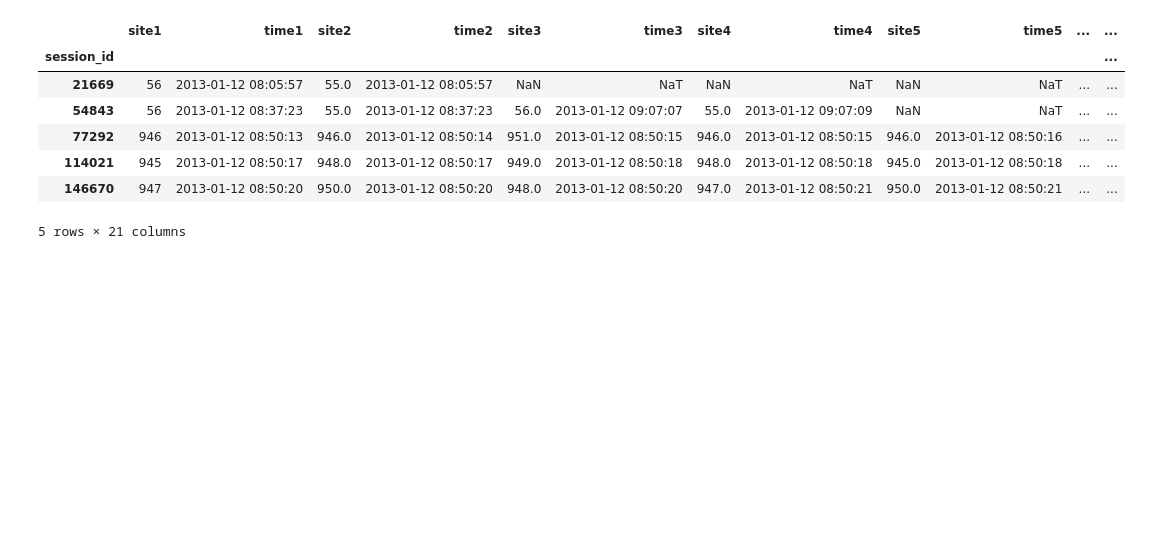
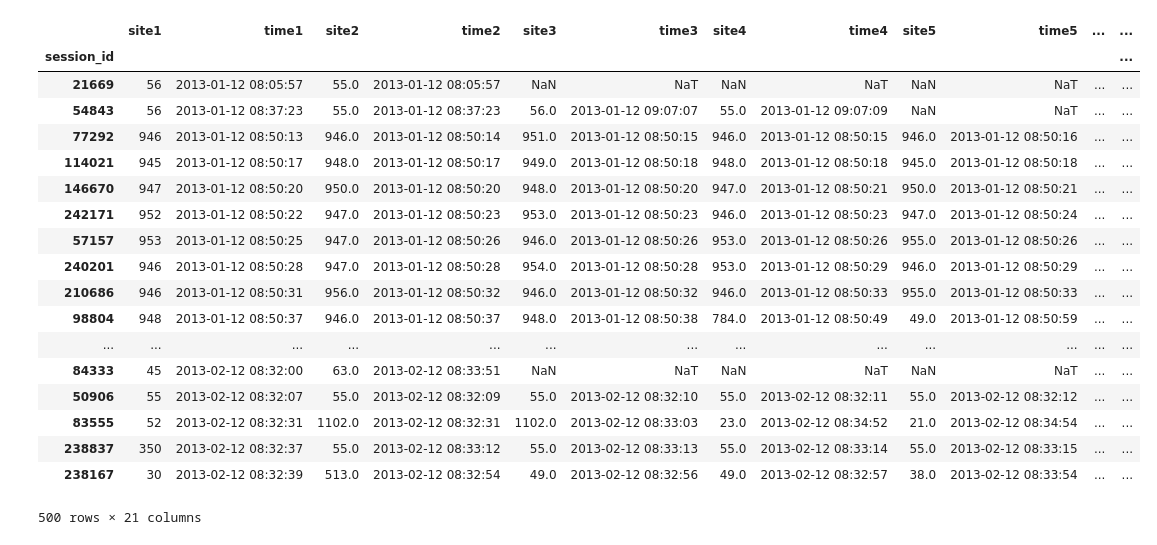
Before and after one commit to wtfleming/mlcourse.ai, a Jupyter notebook: jupyter_english/assignments_spring2019/assignment-1-part-1-submissions/data-exploration.ipynb, the cells around one changed output. Drawn from its saved outputs; the diff is of its cells as text; code cells hidden in the pictures; blank space fills up the shorter version.

```diff
--- a/jupyter_english/assignments_spring2019/assignment-1-part-1-submissions/data-exploration.ipynb
+++ b/jupyter_english/assignments_spring2019/assignment-1-part-1-submissions/data-exploration.ipynb
@@ -20,15 +20,26 @@ test_df = pd.read_csv('../../../data/test_sessions.csv',
 
 # Sort the data by time
 train_df = train_df.sort_values(by='time1')
-
-# Look at the first rows of the training set
-train_df.head()
-# %% [output]
-|  | site1 | time1 | site2 | time2 | site3 | time3 | site4 | time4 | site5 | time5 | ... | ... |
-| session_id |  |  |  |  |  |  |  |  |  |  |  | ... |
-| 21669 | 56 | 2013-01-12 08:05:57 | 55.0 | 2013-01-12 08:05:57 | NaN | NaT | NaN | NaT | NaN | NaT | ... | ... |
-| 54843 | 56 | 2013-01-12 08:37:23 | 55.0 | 2013-01-12 08:37:23 | 56.0 | 2013-01-12 09:07:07 | 55.0 | 2013-01-12 09:07:09 | NaN | NaT | ... | ... |
-| 77292 | 946 | 2013-01-12 08:50:13 | 946.0 | 2013-01-12 08:50:14 | 951.0 | 2013-01-12 08:50:15 | 946.0 | 2013-01-12 08:50:15 | 946.0 | 2013-01-12 08:50:16 | ... | ... |
-| 114021 | 945 | 2013-01-12 08:50:17 | 948.0 | 2013-01-12 08:50:17 | 949.0 | 2013-01-12 08:50:18 | 948.0 | 2013-01-12 08:50:18 | 945.0 | 2013-01-12 08:50:18 | ... | ... |
-| 146670 | 947 | 2013-01-12 08:50:20 | 950.0 | 2013-01-12 08:50:20 | 948.0 | 2013-01-12 08:50:20 | 947.0 | 2013-01-12 08:50:21 | 950.0 | 2013-01-12 08:50:21 | ... | ... |
-5 rows × 21 columns
+# %%
+# Look at the first rows of the training set
+train_df.head(500)
+# %% [output]
+|  | site1 | time1 | site2 | time2 | site3 | time3 | site4 | time4 | site5 | time5 | ... | ... |
+| session_id |  |  |  |  |  |  |  |  |  |  |  | ... |
+| 21669 | 56 | 2013-01-12 08:05:57 | 55.0 | 2013-01-12 08:05:57 | NaN | NaT | NaN | NaT | NaN | NaT | ... | ... |
+| 54843 | 56 | 2013-01-12 08:37:23 | 55.0 | 2013-01-12 08:37:23 | 56.0 | 2013-01-12 09:07:07 | 55.0 | 2013-01-12 09:07:09 | NaN | NaT | ... | ... |
+| 77292 | 946 | 2013-01-12 08:50:13 | 946.0 | 2013-01-12 08:50:14 | 951.0 | 2013-01-12 08:50:15 | 946.0 | 2013-01-12 08:50:15 | 946.0 | 2013-01-12 08:50:16 | ... | ... |
+| 114021 | 945 | 2013-01-12 08:50:17 | 948.0 | 2013-01-12 08:50:17 | 949.0 | 2013-01-12 08:50:18 | 948.0 | 2013-01-12 08:50:18 | 945.0 | 2013-01-12 08:50:18 | ... | ... |
+| 146670 | 947 | 2013-01-12 08:50:20 | 950.0 | 2013-01-12 08:50:20 | 948.0 | 2013-01-12 08:50:20 | 947.0 | 2013-01-12 08:50:21 | 950.0 | 2013-01-12 08:50:21 | ... | ... |
+| 242171 | 952 | 2013-01-12 08:50:22 | 947.0 | 2013-01-12 08:50:23 | 953.0 | 2013-01-12 08:50:23 | 946.0 | 2013-01-12 08:50:23 | 947.0 | 2013-01-12 08:50:24 | ... | ... |
+| 57157 | 953 | 2013-01-12 08:50:25 | 947.0 | 2013-01-12 08:50:26 | 946.0 | 2013-01-12 08:50:26 | 953.0 | 2013-01-12 08:50:26 | 955.0 | 2013-01-12 08:50:26 | ... | ... |
+| 240201 | 946 | 2013-01-12 08:50:28 | 947.0 | 2013-01-12 08:50:28 | 954.0 | 2013-01-12 08:50:28 | 953.0 | 2013-01-12 08:50:29 | 946.0 | 2013-01-12 08:50:29 | ... | ... |
+| 210686 | 946 | 2013-01-12 08:50:31 | 956.0 | 2013-01-12 08:50:32 | 946.0 | 2013-01-12 08:50:32 | 946.0 | 2013-01-12 08:50:33 | 955.0 | 2013-01-12 08:50:33 | ... | ... |
+| 98804 | 948 | 2013-01-12 08:50:37 | 946.0 | 2013-01-12 08:50:37 | 948.0 | 2013-01-12 08:50:38 | 784.0 | 2013-01-12 08:50:49 | 49.0 | 2013-01-12 08:50:59 | ... | ... |
+| ... | ... | ... | ... | ... | ... | ... | ... | ... | ... | ... | ... | ... |
+| 84333 | 45 | 2013-02-12 08:32:00 | 63.0 | 2013-02-12 08:33:51 | NaN | NaT | NaN | NaT | NaN | NaT | ... | ... |
+| 50906 | 55 | 2013-02-12 08:32:07 | 55.0 | 2013-02-12 08:32:09 | 55.0 | 2013-02-12 08:32:10 | 55.0 | 2013-02-12 08:32:11 | 55.0 | 2013-02-12 08:32:12 | ... | ... |
+| 83555 | 52 | 2013-02-12 08:32:31 | 1102.0 | 2013-02-12 08:32:31 | 1102.0 | 2013-02-12 08:33:03 | 23.0 | 2013-02-12 08:34:52 | 21.0 | 2013-02-12 08:34:54 | ... | ... |
+| 238837 | 350 | 2013-02-12 08:32:37 | 55.0 | 2013-02-12 08:33:12 | 55.0 | 2013-02-12 08:33:13 | 55.0 | 2013-02-12 08:33:14 | 55.0 | 2013-02-12 08:33:15 | ... | ... |
+| 238167 | 30 | 2013-02-12 08:32:39 | 513.0 | 2013-02-12 08:32:54 | 49.0 | 2013-02-12 08:32:56 | 49.0 | 2013-02-12 08:32:57 | 38.0 | 2013-02-12 08:33:54 | ... | ... |
+500 rows × 21 columns
```
Also changed, not shown: parts of 22 cells of this notebook, 8 other files.
